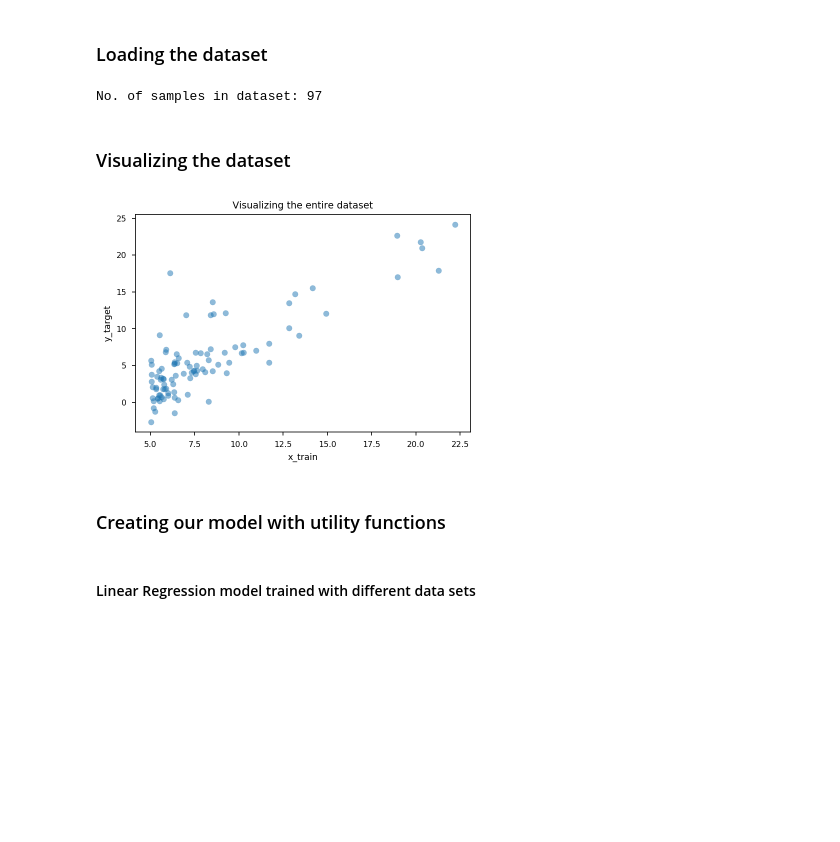
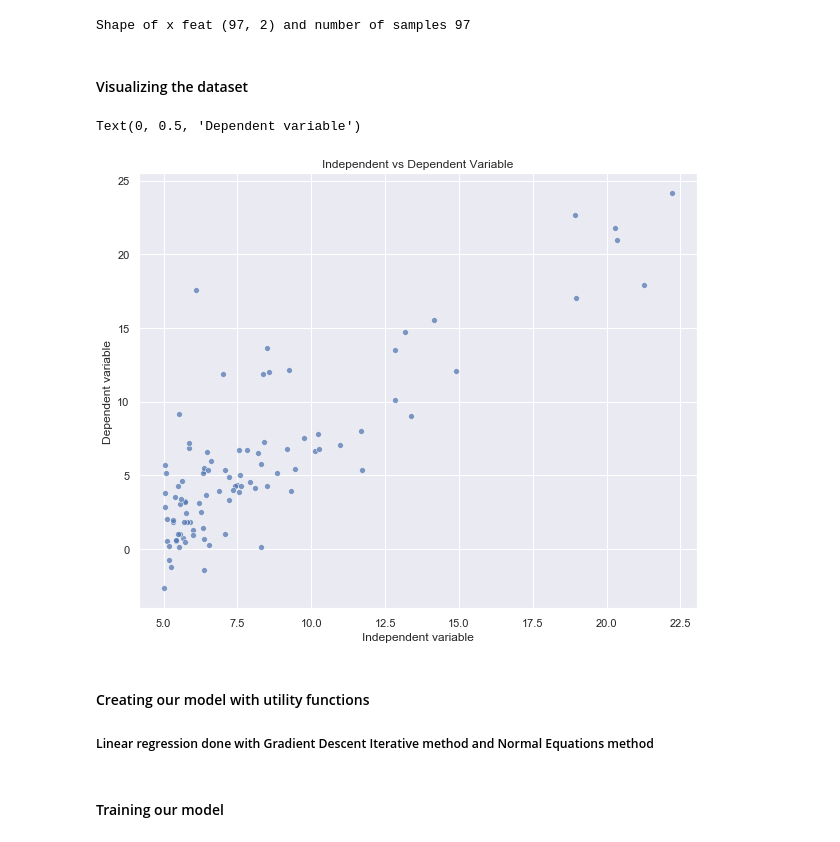
Before and after one commit to SamSamhuns/ml_linear_logistic_regression, a Jupyter notebook: linear_regression.ipynb, the cells around one changed output. Drawn from its saved outputs; the diff is of its cells as text; code cells hidden in the pictures; blank space fills up the shorter version.

Commit message:
Correct implementation of linr reg with gradient des and normal eqn

```diff
--- a/linear_regression.ipynb
+++ b/linear_regression.ipynb
@@ -10,7 +6,7 @@ However, this application is not implemented using matrix multiplication directl
 # %%
 import time
 import numpy as np
+import seaborn as sns
 import matplotlib.pyplot as plt
-%config InlineBackend.figure_format = 'retina'
-#plt.style.available # To check all available matplotlib styles
-plt.style.use('seaborn-paper')
+plt.style.available
+plt.style.use("seaborn-darkgrid")
@@ -17,27 +15,25 @@ plt.style.use('seaborn-paper')
+# %%
+X_feat, y_target = [], []
+with open('./data/ex1data1.mat') as imported:
+    for line in imported:
+        line = line.strip().split(',')
+        X_feat.append([1,float(line[0])]) # x_feat is a nx2 matrix, the first column is all ones
+        y_target.append(float(line[1]))
+X_feat, y_target = np.array(X_feat), np.array(y_target)
+print(f"Shape of x feat {X_feat.shape} and number of samples {y_target.size}")
+# %% [output]
+Shape of x feat (97, 2) and number of samples 97
 # %% [markdown]
-### Loading the dataset
+#### Visualizing the dataset
-# %%
-X_feat = []
-y_target = []
-
-with open('data/ex1data1.mat', 'r') as ex1_d1:
-    for line in ex1_d1:
-        line = line.strip().split(',')
-        X_feat.append(float(line[0]))
-        y_target.append(float(line[1]))
-
-# Converting feature and target data to np arrays
-X_feat, y_target = np.array(X_feat), np.array(y_target)
-print("No. of samples in dataset:", len(X_feat))
-# %% [output]
-No. of samples in dataset: 97
-# %% [markdown]
-### Visualizing the dataset
-# %%
-plt.scatter(X_feat, y_target, alpha=0.5)
-plt.xlabel('x_train')
-plt.ylabel('y_target')
-plt.title("Visualizing the entire dataset")
-plt.show()
-# %% [output]
-[figure, removed]
+# %%
+sns.set(rc={'figure.figsize':(10,8)})
+sns.scatterplot(x=X_feat[:,1], y=y_target, alpha=0.7)
+plt.title("Independent vs Dependent Variable")
+plt.xlabel("Independent variable")
+plt.ylabel("Dependent variable")
+# %% [output]
+Text(0, 0.5, 'Dependent variable')
+[figure, added]
+# %% [markdown]
+#### Creating our model with utility functions
+##### Linear regression done with Gradient Descent Iterative method and Normal Equations method
@@ -44,2 +139,2 @@ plt.show()
 # %% [markdown]
-### Creating our model with utility functions
+#### Training our model
@@ -117,2 +140,0 @@ class LinearRegressModel:
-# %% [markdown]
-#### Linear Regression model trained with different data sets
```
Also changed, not shown: parts of 20 cells of this notebook.
